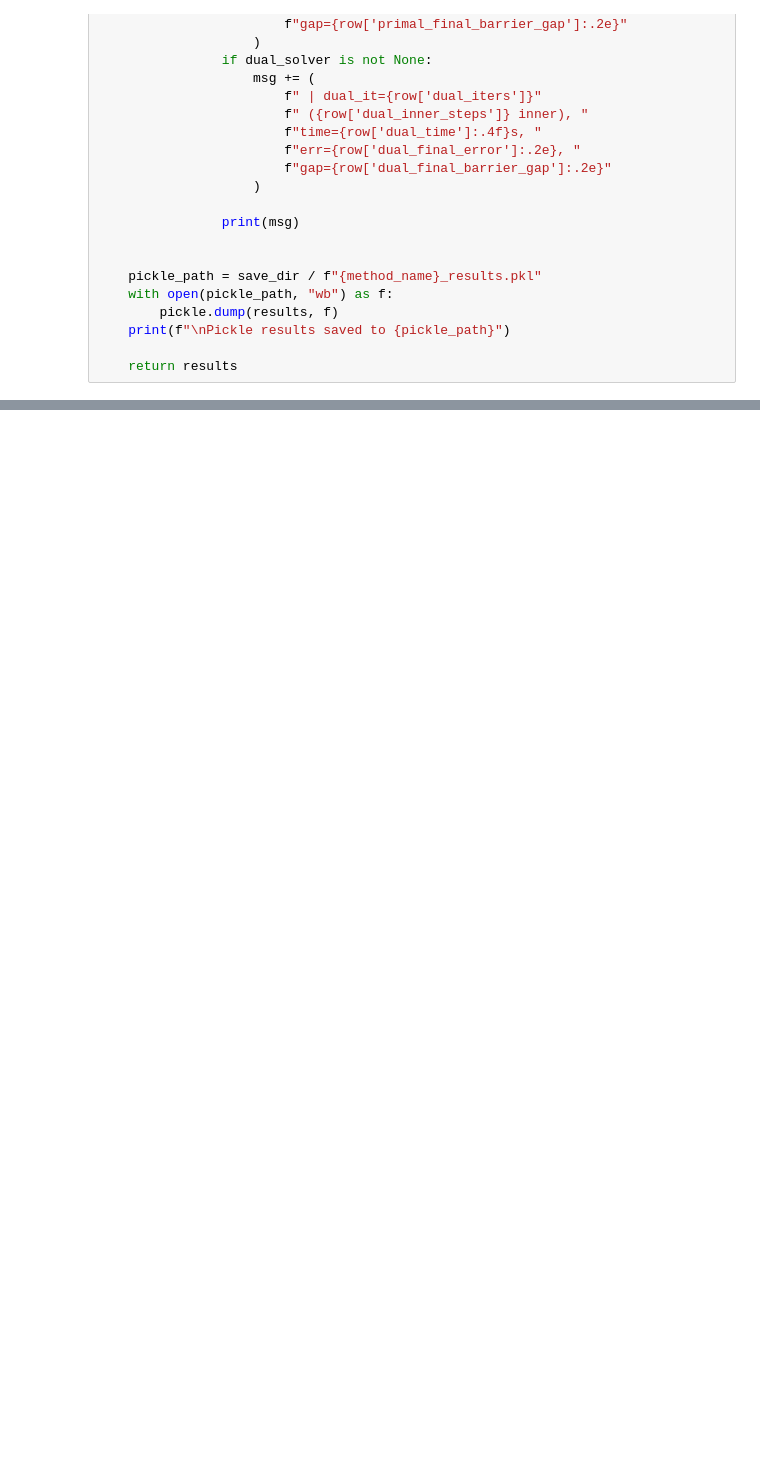
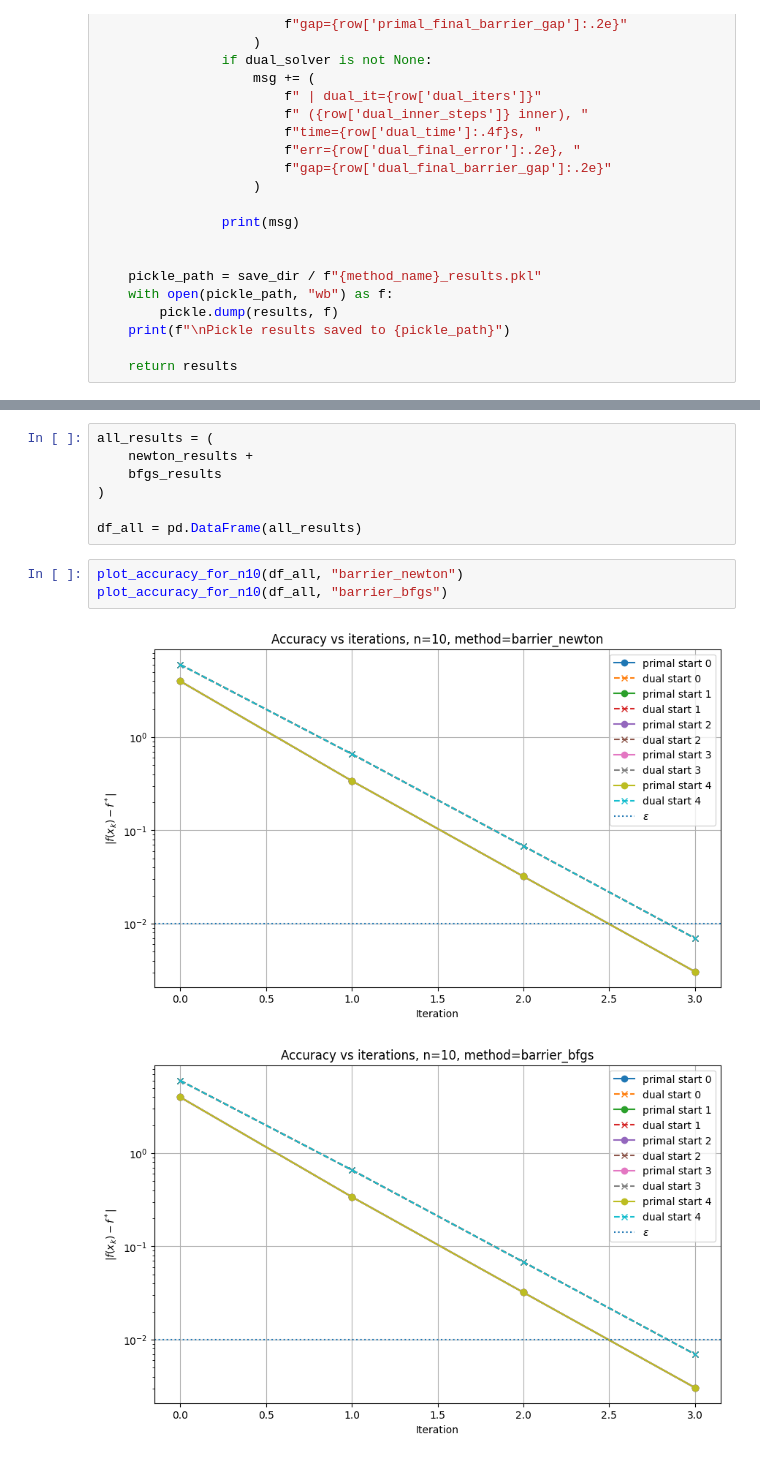
Before and after one commit to owmtgf/IAD_MAG_OptMethods, a Jupyter notebook: LAB4/main.ipynb, the cells around one changed output, grey strips where cells are left out. Saved outputs shown, nothing was run; the diff lists cells and outputs as text; blank space fills up the shorter version.

```diff
--- a/LAB4/main.ipynb
+++ b/LAB4/main.ipynb
@@ -1159,0 +1198,13 @@ Pickle results saved to results/barrier_bfgs_results.pkl
+# %%
+all_results = (
+    newton_results +
+    bfgs_results
+)
+
+df_all = pd.DataFrame(all_results)
+# %%
+plot_accuracy_for_n10(df_all, "barrier_newton")
+plot_accuracy_for_n10(df_all, "barrier_bfgs")
+# %% [output]
+[figure, added]
+[figure, added]
```
Also changed, not shown: parts of 11 cells of this notebook.
